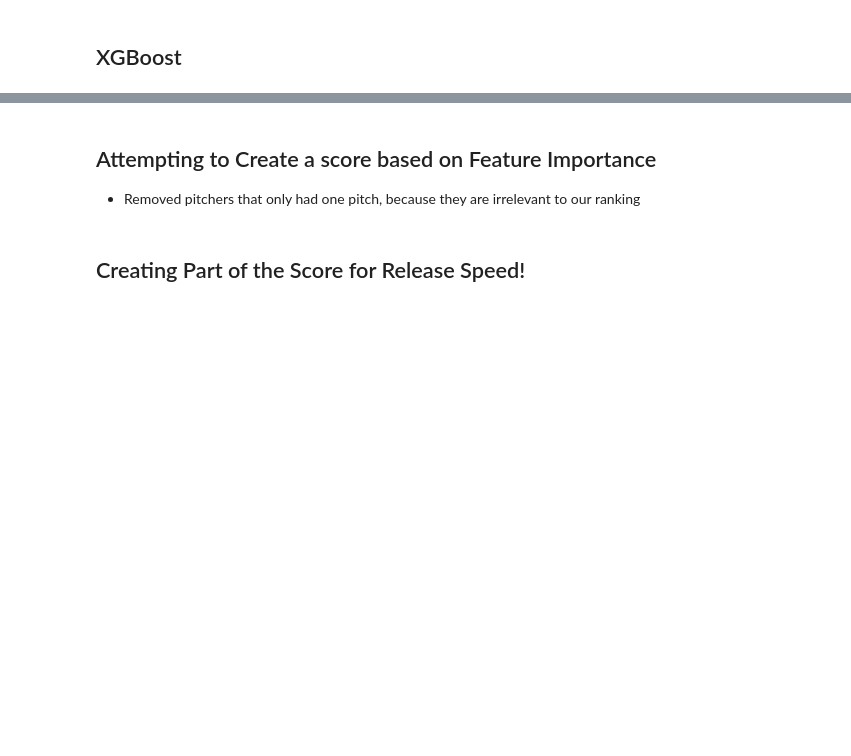
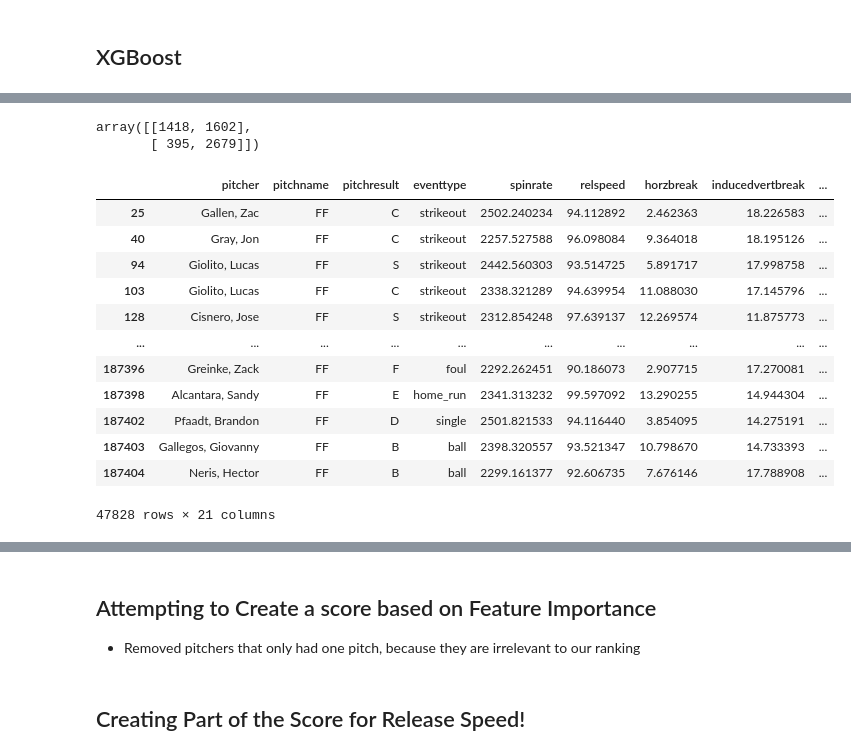
Before and after one commit to NathanG1en/baseball-research, a Jupyter notebook: Modeling.ipynb, the cells around one changed output, grey strips where cells are left out. Drawn from its saved outputs; the diff is of its cells as text; code cells hidden in the pictures; blank space fills up the shorter version.

```diff
--- a/Modeling.ipynb
+++ b/Modeling.ipynb
@@ -59,23 +85,23 @@ data
 # %%
 # Filter the DataFrame to only include the specified event types
 # data = data[data['eventtype'].isin(['strikeout', 'strikeout_double_play', 'ball', 'passed ball'])]
-# # Define the list of events to remove
-# irrelevant_events = [
-#     'field_out', 'grounded_into_double_play', 'double_play', 'triple_play',
-#     'field_error', 'defensive_indiff', 'passed_ball', 'wild_pitch', 'catcher_interf'
-# ]
-#
-# # Filter out rows where 'eventtype' matches any of the specified events or contains specified patterns
-# data = data[
-#     ~data['eventtype'].isin(irrelevant_events) &
-#     ~data['eventtype'].str.contains('caught_stealing') &
-#     ~data['eventtype'].str.contains('stolen_base') &
-#     ~data['eventtype'].str.contains('pickoff')
-# ]
-#
-# data = data[~data['eventtype'].str.contains('pickoff')]
-#
-# # Display the filtered DataFrame
+# Define the list of events to remove
+irrelevant_events = [
+    'field_out', 'grounded_into_double_play', 'double_play', 'triple_play',
+    'field_error', 'defensive_indiff', 'passed_ball', 'wild_pitch', 'catcher_interf'
+]
+
+# Filter out rows where 'eventtype' matches any of the specified events or contains specified patterns
+data = data[
+    ~data['eventtype'].isin(irrelevant_events) &
+    ~data['eventtype'].str.contains('caught_stealing') &
+    ~data['eventtype'].str.contains('stolen_base') &
+    ~data['eventtype'].str.contains('pickoff')
+]
+
+data = data[~data['eventtype'].str.contains('pickoff')]
+
+# Display the filtered DataFrame
 # data
 # %%
 data['eventtype'].value_counts()
@@ -773,0 +1199,5 @@ best_params, accuracy_best_xgb, precision_best_xgb, recall_best_xgb, roc_auc_bes
+# %%
+confusion_matrix(y_test, y_pred_best_xgb_reduced)
+# %% [output]
+array([[1418, 1602],
+       [ 395, 2679]])
@@ -773,0 +1208,16 @@ best_params, accuracy_best_xgb, precision_best_xgb, recall_best_xgb, roc_auc_bes
+# %%
+data_encoded
+# %% [output]
+|  | pitcher | pitchname | pitchresult | eventtype | spinrate | relspeed | horzbreak | inducedvertbreak | ... |
+| 25 | Gallen, Zac | FF | C | strikeout | 2502.240234 | 94.112892 | 2.462363 | 18.226583 | ... |
+| 40 | Gray, Jon | FF | C | strikeout | 2257.527588 | 96.098084 | 9.364018 | 18.195126 | ... |
+| 94 | Giolito, Lucas | FF | S | strikeout | 2442.560303 | 93.514725 | 5.891717 | 17.998758 | ... |
+| 103 | Giolito, Lucas | FF | C | strikeout | 2338.321289 | 94.639954 | 11.088030 | 17.145796 | ... |
+| 128 | Cisnero, Jose | FF | S | strikeout | 2312.854248 | 97.639137 | 12.269574 | 11.875773 | ... |
+| ... | ... | ... | ... | ... | ... | ... | ... | ... | ... |
+| 187396 | Greinke, Zack | FF | F | foul | 2292.262451 | 90.186073 | 2.907715 | 17.270081 | ... |
+| 187398 | Alcantara, Sandy | FF | E | home_run | 2341.313232 | 99.597092 | 13.290255 | 14.944304 | ... |
+| 187402 | Pfaadt, Brandon | FF | D | single | 2501.821533 | 94.116440 | 3.854095 | 14.275191 | ... |
+| 187403 | Gallegos, Giovanny | FF | B | ball | 2398.320557 | 93.521347 | 10.798670 | 14.733393 | ... |
+| 187404 | Neris, Hector | FF | B | ball | 2299.161377 | 92.606735 | 7.676146 | 17.788908 | ... |
+47828 rows × 21 columns
```
Also changed, not shown: parts of 94 cells of this notebook, 2 other files.
